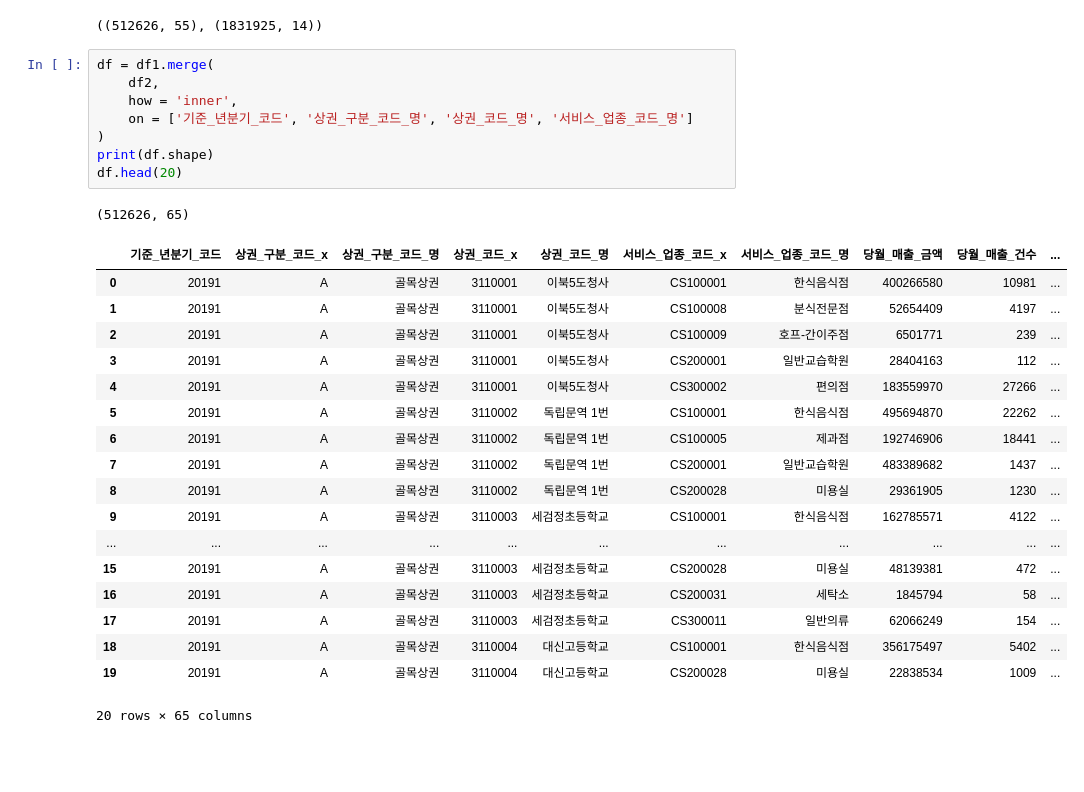
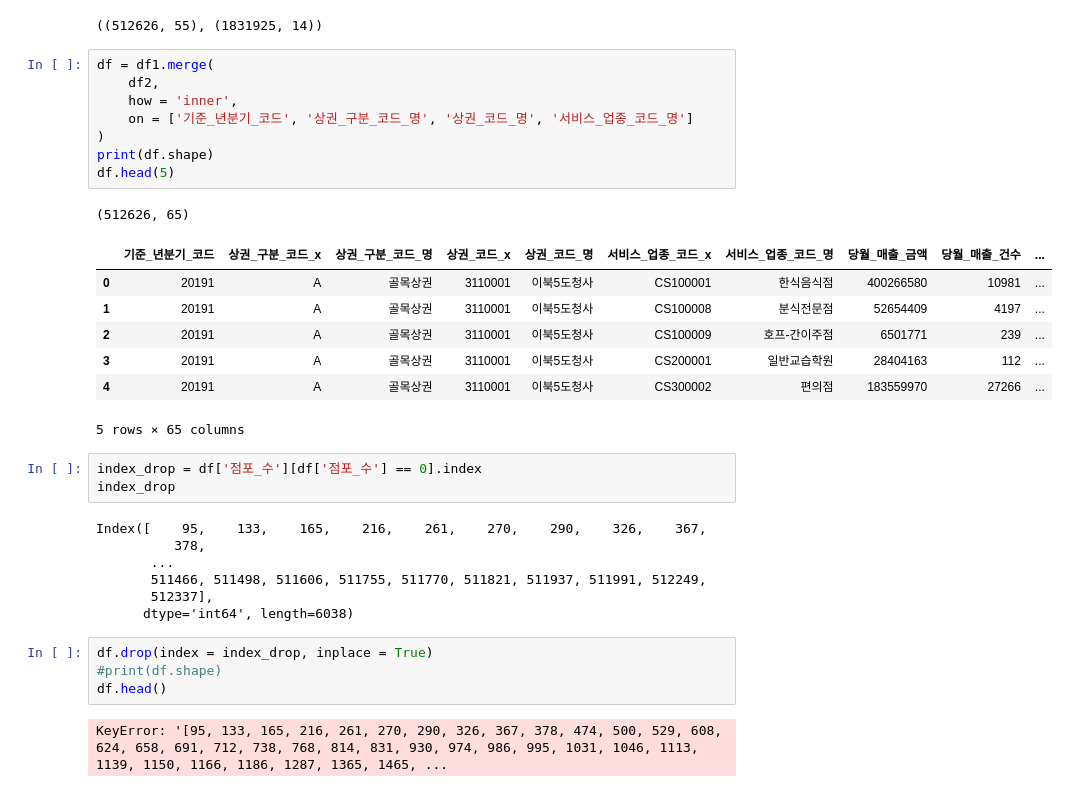
Before and after one commit to SKNETWORKS-FAMILY-AICAMP/SKN13-2nd-4TEAM, a Jupyter notebook: data/eda_and_preprocessing.ipynb, the cells around one changed output. Drawn from its saved outputs; the diff is of its cells as text; blank space fills up the shorter version.

```diff
--- a/data/eda_and_preprocessing.ipynb
+++ b/data/eda_and_preprocessing.ipynb
@@ -30,31 +30,36 @@ df1.shape, df2.shape
 # %%
 df = df1.merge(
     df2,
     how = 'inner',
     on = ['기준_년분기_코드', '상권_구분_코드_명', '상권_코드_명', '서비스_업종_코드_명']
 )
 print(df.shape)
-df.head(20)
+df.head(5)
 # %% [output]
 (512626, 65)
 |  | 기준_년분기_코드 | 상권_구분_코드_x | 상권_구분_코드_명 | 상권_코드_x | 상권_코드_명 | 서비스_업종_코드_x | 서비스_업종_코드_명 | 당월_매출_금액 | 당월_매출_건수 | ... |
 | 0 | 20191 | A | 골목상권 | 3110001 | 이북5도청사 | CS100001 | 한식음식점 | 400266580 | 10981 | ... |
 | 1 | 20191 | A | 골목상권 | 3110001 | 이북5도청사 | CS100008 | 분식전문점 | 52654409 | 4197 | ... |
 | 2 | 20191 | A | 골목상권 | 3110001 | 이북5도청사 | CS100009 | 호프-간이주점 | 6501771 | 239 | ... |
 | 3 | 20191 | A | 골목상권 | 3110001 | 이북5도청사 | CS200001 | 일반교습학원 | 28404163 | 112 | ... |
 | 4 | 20191 | A | 골목상권 | 3110001 | 이북5도청사 | CS300002 | 편의점 | 183559970 | 27266 | ... |
-| 5 | 20191 | A | 골목상권 | 3110002 | 독립문역 1번 | CS100001 | 한식음식점 | 495694870 | 22262 | ... |
-| 6 | 20191 | A | 골목상권 | 3110002 | 독립문역 1번 | CS100005 | 제과점 | 192746906 | 18441 | ... |
-| 7 | 20191 | A | 골목상권 | 3110002 | 독립문역 1번 | CS200001 | 일반교습학원 | 483389682 | 1437 | ... |
-| 8 | 20191 | A | 골목상권 | 3110002 | 독립문역 1번 | CS200028 | 미용실 | 29361905 | 1230 | ... |
-| 9 | 20191 | A | 골목상권 | 3110003 | 세검정초등학교 | CS100001 | 한식음식점 | 162785571 | 4122 | ... |
-| ... | ... | ... | ... | ... | ... | ... | ... | ... | ... | ... |
-| 15 | 20191 | A | 골목상권 | 3110003 | 세검정초등학교 | CS200028 | 미용실 | 48139381 | 472 | ... |
-| 16 | 20191 | A | 골목상권 | 3110003 | 세검정초등학교 | CS200031 | 세탁소 | 1845794 | 58 | ... |
-| 17 | 20191 | A | 골목상권 | 3110003 | 세검정초등학교 | CS300011 | 일반의류 | 62066249 | 154 | ... |
-| 18 | 20191 | A | 골목상권 | 3110004 | 대신고등학교 | CS100001 | 한식음식점 | 356175497 | 5402 | ... |
-| 19 | 20191 | A | 골목상권 | 3110004 | 대신고등학교 | CS200028 | 미용실 | 22838534 | 1009 | ... |
-20 rows × 65 columns
+5 rows × 65 columns
+# %%
+index_drop = df['점포_수'][df['점포_수'] == 0].index
+index_drop
+# %% [output]
+Index([    95,    133,    165,    216,    261,    270,    290,    326,    367,
+          378,
+       ...
+       511466, 511498, 511606, 511755, 511770, 511821, 511937, 511991, 512249,
+       512337],
+      dtype='int64', length=6038)
+# %%
+df.drop(index = index_drop, inplace = True)
+#print(df.shape)
+df.head()
+# %% [output]
+KeyError: '[95, 133, 165, 216, 261, 270, 290, 326, 367, 378, 474, 500, 529, 608, 624, 658, 691, 712, 738, 768, 814, 831, 930, 974, 986, 995, 1031, 1046, 1113, 1139, 1150, 1166, 1186, 1287, 1365, 1465, ...
 # %%
 df = df[df.columns[~df.columns.str.contains('건수|_y')]]
 df.drop(columns = ['상권_구분_코드_명', '상권_코드_명', '서비스_업종_코드_명', '당월_매출_금액', '주중_매출_금액', '주말_매출_금액'], inplace = True)
```
Also changed, not shown: parts of 25 cells of this notebook.
